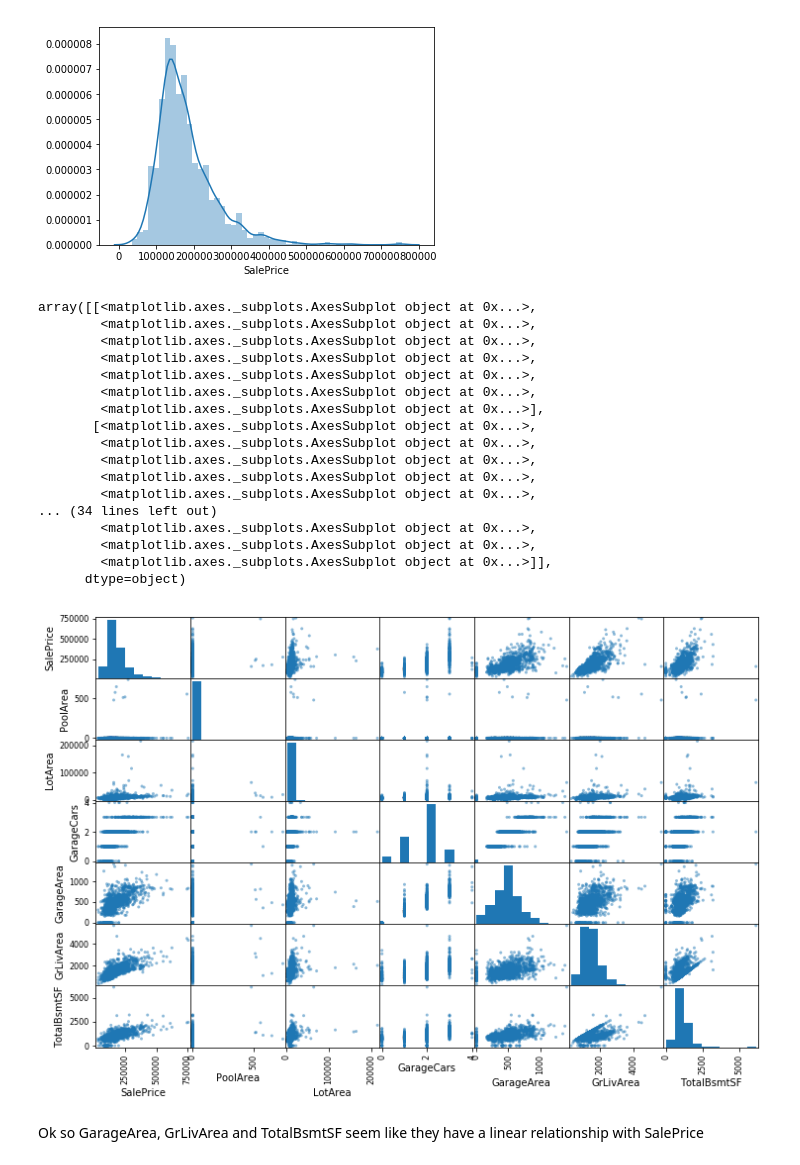
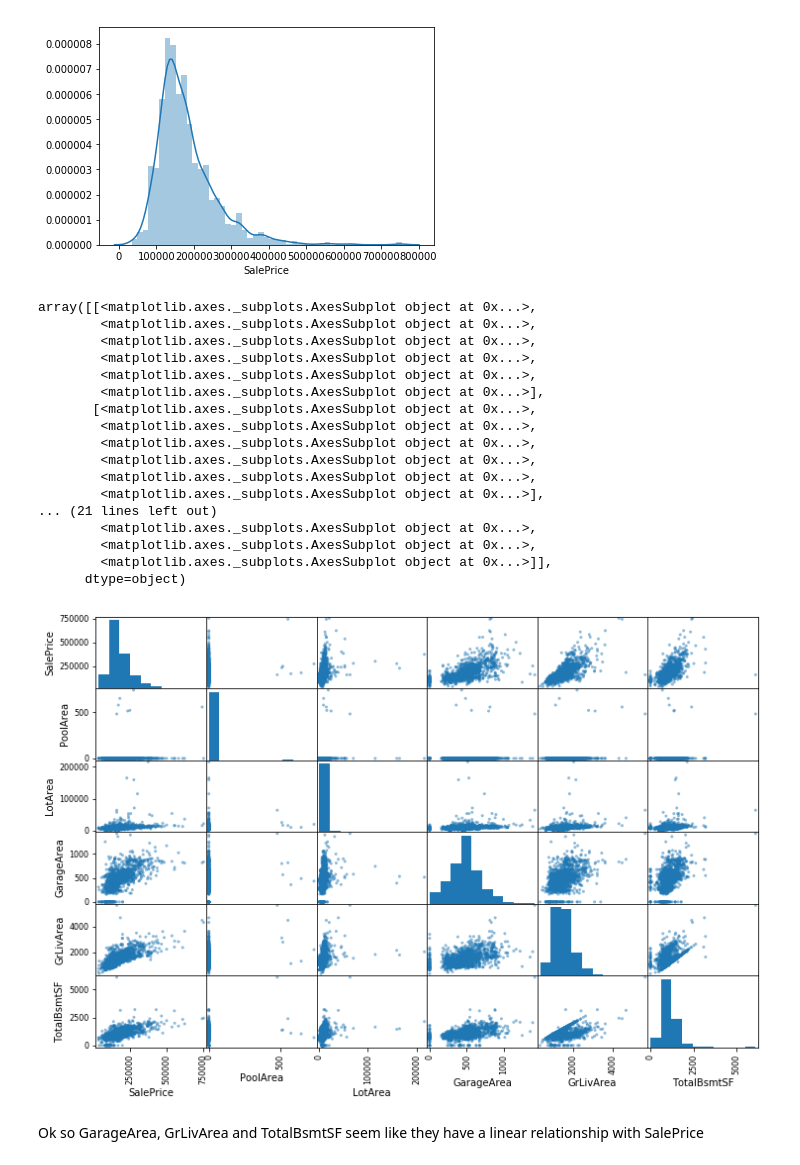
Before and after one commit to rahulnakre/Kaggle---House-Prices-Advanced-Regression-Techniques, a Jupyter notebook: analysis.ipynb, the cells around one changed output. Drawn from its saved outputs; the diff is of its cells as text; code cells hidden in the pictures.

```diff
--- a/analysis.ipynb
+++ b/analysis.ipynb
@@ -69,28 +70,28 @@ sns.distplot(train['SalePrice'])
 <matplotlib.axes._subplots.AxesSubplot at 0x...>
 [figure]
 # %%
-attributes_of_interest = ["SalePrice", "PoolArea", "LotArea", "GarageCars", "GarageArea",
+attributes_of_interest = ["SalePrice", "PoolArea", "LotArea", "GarageArea",
                          "GrLivArea", "TotalBsmtSF"]
 scatter_matrix(train[attributes_of_interest], figsize=(12, 8))
 # %% [output]
 array([[<matplotlib.axes._subplots.AxesSubplot object at 0x...>,
-        <matplotlib.axes._subplots.AxesSubplot object at 0x...>,
         <matplotlib.axes._subplots.AxesSubplot object at 0x...>,
         <matplotlib.axes._subplots.AxesSubplot object at 0x...>,
         <matplotlib.axes._subplots.AxesSubplot object at 0x...>,
         <matplotlib.axes._subplots.AxesSubplot object at 0x...>,
         <matplotlib.axes._subplots.AxesSubplot object at 0x...>],
        [<matplotlib.axes._subplots.AxesSubplot object at 0x...>,
         <matplotlib.axes._subplots.AxesSubplot object at 0x...>,
         <matplotlib.axes._subplots.AxesSubplot object at 0x...>,
         <matplotlib.axes._subplots.AxesSubplot object at 0x...>,
         <matplotlib.axes._subplots.AxesSubplot object at 0x...>,
-... (34 lines left out)
+        <matplotlib.axes._subplots.AxesSubplot object at 0x...>],
+... (21 lines left out)
         <matplotlib.axes._subplots.AxesSubplot object at 0x...>,
         <matplotlib.axes._subplots.AxesSubplot object at 0x...>,
         <matplotlib.axes._subplots.AxesSubplot object at 0x...>]],
       dtype=object)
-[figure, old version]
+[figure, new version]
 # %% [markdown]
 Ok so GarageArea, GrLivArea and TotalBsmtSF seem like they have a linear relationship with SalePrice
 # %%
```
Also changed, not shown: parts of 25 cells of this notebook.
